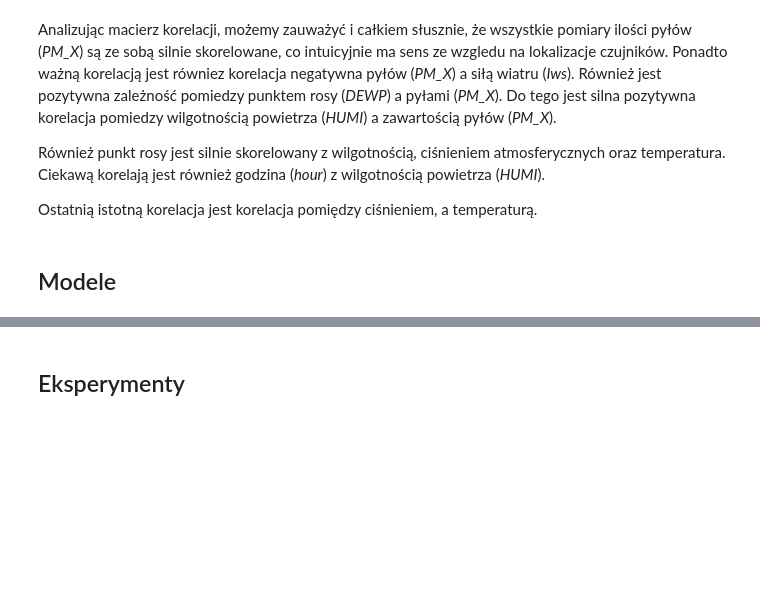
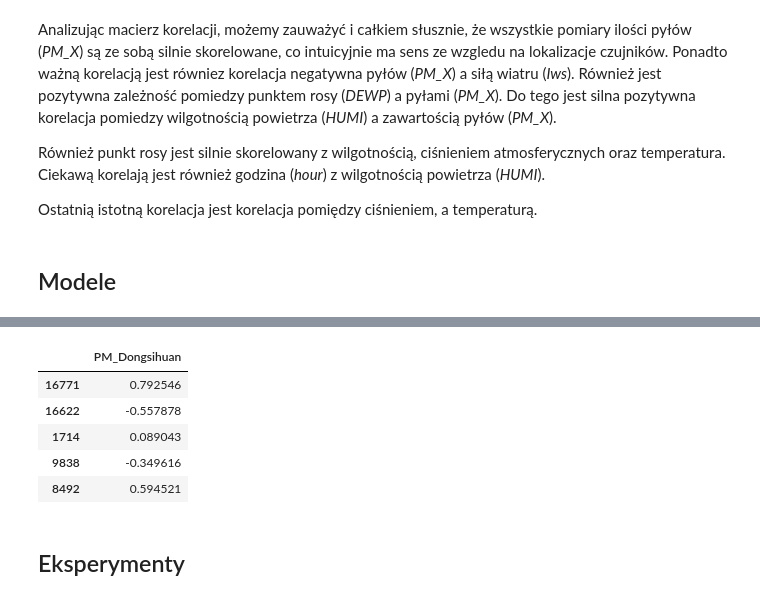
Before and after one commit to Belvenix/pmg_projekt_1, a Jupyter notebook: PMG-projekt-kuba.ipynb, the cells around one changed output, grey strips where cells are left out. Drawn from its saved outputs; the diff is of its cells as text; code cells hidden in the pictures; blank space fills up the shorter version.

```diff
--- a/PMG-projekt-kuba.ipynb
+++ b/PMG-projekt-kuba.ipynb
@@ -267,3 +332,12 @@ bayes_ridge.score(X_test[features], y_test[target])
+# %%
+y_train[:5]
+# %% [output]
+|  | PM_Dongsihuan |
+| 16771 | 0.792546 |
+| 16622 | -0.557878 |
+| 1714 | 0.089043 |
+| 9838 | -0.349616 |
+| 8492 | 0.594521 |
 # %% [markdown]
 ## Eksperymenty
 # %% [markdown]
```
Also changed, not shown: parts of 15 cells of this notebook.
